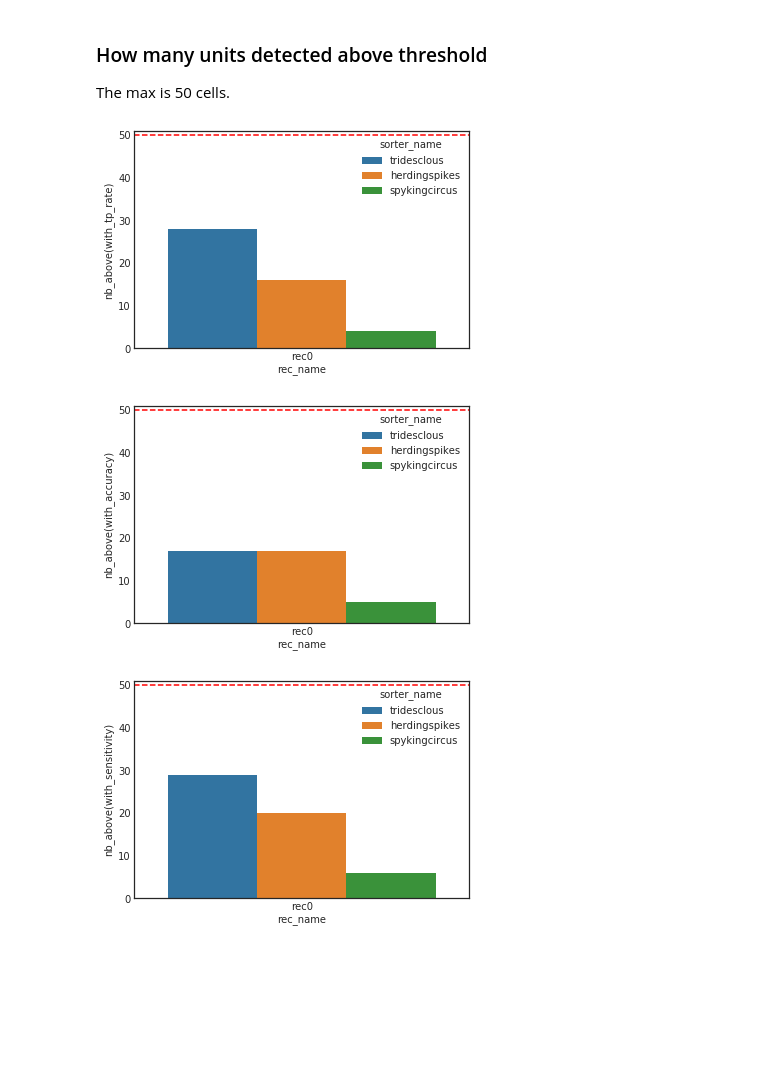
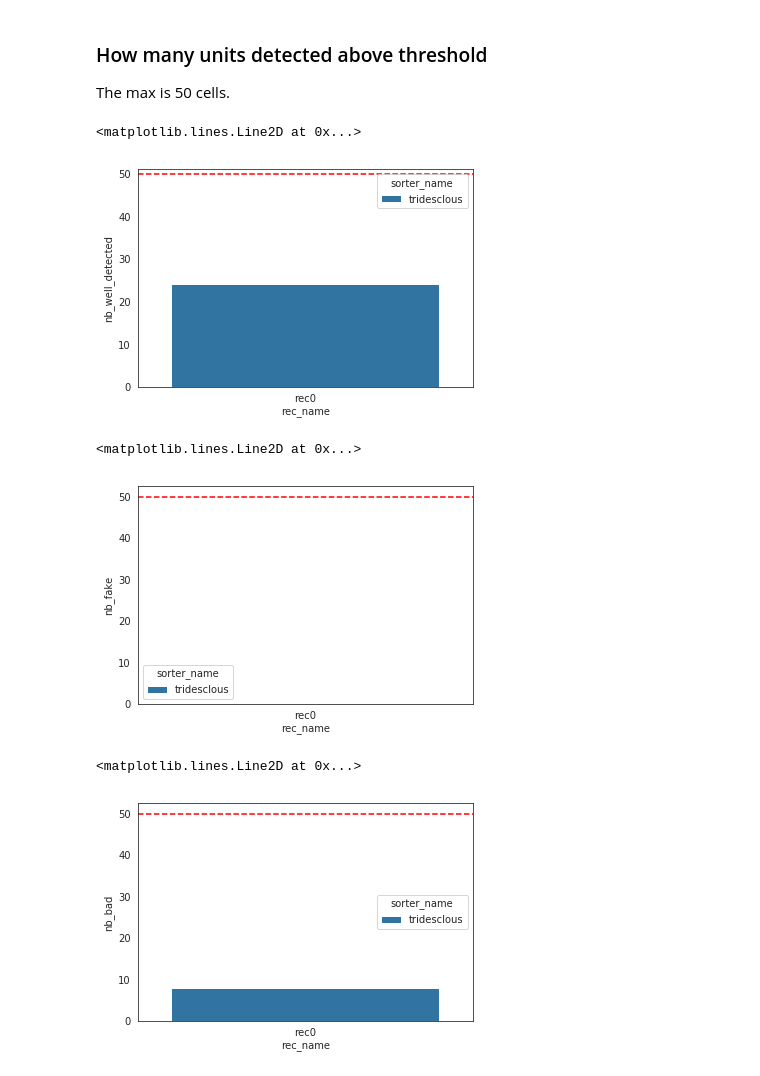
Before and after one commit to SpikeInterface/spikeresults, a Jupyter notebook: alessio_mearec_simulation/alessio_mearec_simulation.ipynb, the cells around one changed output. Cells and saved outputs as stored; diff of their text form; code cells hidden in the pictures; blank space fills up the shorter version.

```diff
--- a/alessio_mearec_simulation/alessio_mearec_simulation.ipynb
+++ b/alessio_mearec_simulation/alessio_mearec_simulation.ipynb
@@ -16,3 +18,6 @@ import time
 
 %matplotlib notebook
+# %%
+p = '/media/samuel/SamCNRS/DataSpikeSorting/mearec/'
+study_folder = p + 'study_mearec'
 # %% [markdown]
@@ -36,11 +44,8 @@ for chan in rec0.get_channel_ids():
 
 This run all sorter on all recording and store the results in a working folder.
 # %%
-# this cell is really verbose due to some sorter so switch off output console
-recording_dict = {'rec0' : rec0}
-# sorter_list = ['tridesclous',]
-sorter_list = ['tridesclous', 'herdingspikes', 'spykingcircus']
 # sorter_list = ['tridesclous', 'herdingspikes','klusta', 'mountainsort4', 'spykingcircus']
 # 'kilosort', 'kilosort2', 'ironclust' are not tested because I don't have matlab
 
-working_folder = './working_folder'
+sorter_list = ['tridesclous', 'herdingspikes', 'mountainsort4']
+run_study_sorters(study_folder, sorter_list, mode='keep', engine='loop')
@@ -67,6 +70,8 @@ comparisons, dataframes = st.comparison.gather_sorting_comparison(working_folder
   * perf_pooled_with_sum: performance with method **pooled_with_sum**
   * perf_pooled_with_average: performance with method **pooled_with_average**
   * nb_units_above_threshold: count how many units detect with a treshold on a perf columns.
+# %%
+dataframes = aggregate_performances_table(study_folder, exhaustive_gt=True)
 # %%
 dataframes['run_times']
 # %% [output]
@@ -217,14 +202,30 @@ ax.set_ylim(0, 100)
 
 The max is 50 cells.
 # %%
-perfs = dataframes['nb_units_above_threshold'].reset_index()
+perfs = dataframes['count_units'].reset_index()
 
-for col in ['nb_above(with_tp_rate)', 'nb_above(with_accuracy)', 'nb_above(with_sensitivity)']:
-    fig, ax = plt.subplots()
-    ax = sn.barplot(data=perfs, x='rec_name', y=col, hue='sorter_name', ax=ax)
-    ax.set_ylim(0, 51)
-    ax.axhline(50, ls='--', color='red')
+fig, ax = plt.subplots()
+ax = sn.barplot(data=perfs, x='rec_name', y='nb_well_detected', hue='sorter_name', ax=ax)
+ax.set_ylim(0, 51)
+ax.axhline(50, ls='--', color='red')
 # %% [output]
+<matplotlib.lines.Line2D at 0x...>
-[figure, old version]
+[figure, new version]
-[figure, removed]
-[figure, removed]
+# %%
+perfs = dataframes['count_units'].reset_index()
+
+fig, ax = plt.subplots()
+ax = sn.barplot(data=perfs, x='rec_name', y='nb_fake', hue='sorter_name', ax=ax)
+ax.axhline(50, ls='--', color='red')
+# %% [output]
+<matplotlib.lines.Line2D at 0x...>
+[figure, added]
+# %%
+perfs = dataframes['count_units'].reset_index()
+
+fig, ax = plt.subplots()
+ax = sn.barplot(data=perfs, x='rec_name', y='nb_bad', hue='sorter_name', ax=ax)
+ax.axhline(50, ls='--', color='red')
+# %% [output]
+<matplotlib.lines.Line2D at 0x...>
+[figure, added]
```
Also changed, not shown: parts of 18 cells of this notebook, 1 other file.
